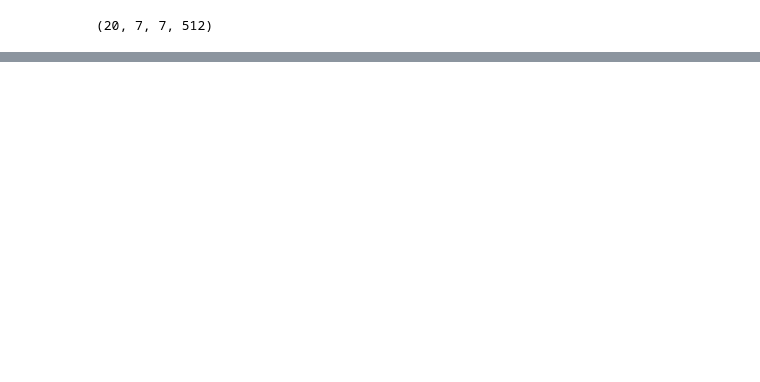
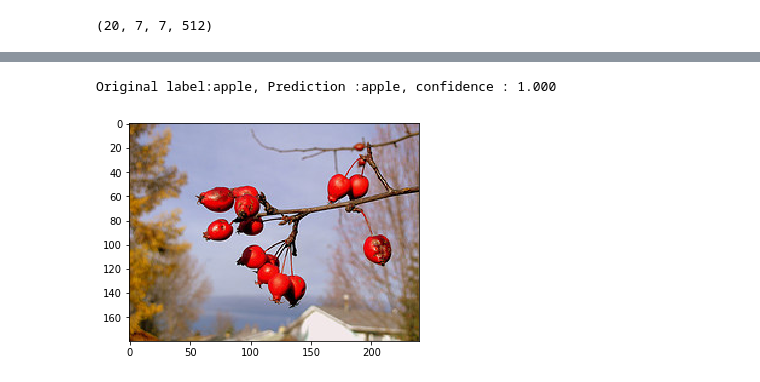
Before and after one commit to cjherman6/learn_open_cv, a Jupyter notebook: learn_open_cv_pt2.ipynb, the cells around one changed output, grey strips where cells are left out. Saved outputs shown, nothing was run; the diff lists cells and outputs as text; code cells hidden in the pictures; blank space fills up the shorter version.

Commit message:
fixed error

```diff
--- a/learn_open_cv_pt2.ipynb
+++ b/learn_open_cv_pt2.ipynb
@@ -44,3 +47,13 @@ nVal = 150
+# %%
+train_dir = './clean_data/train'
+validation_dir = './clean_data/valid'
+
+nTrain = 600
+# Batch size needs pool of 20 from 150 w/o replacement,
+# predict statment must take same amount of samples as training batch size
+# wanted 20, only got 10, 150 % 20 != 0
+# Train or Test Set % batch_size == 0
+nVal = 160
 # %%
 datagen = ImageDataGenerator(rescale=1./255)
 batch_size = 20
@@ -128,0 +159,15 @@ history = model.fit(train_features,
+# %%
+fnames = validation_generator.filenames
+
+ground_truth = validation_generator.classes
+
+label2index = validation_generator.class_indices
+
+# Getting the mapping from class index to class label
+idx2label = dict((v,k) for k,v in label2index.items())
+# %%
+predictions = model.predict_classes(validation_features)
+prob = model.predict(validation_features)
+# %%
+errors = np.where(predictions != ground_truth)[0]
+print("No of errors = {}/{}".format(len(errors),nVal))
@@ -128,0 +187,16 @@ history = model.fit(train_features,
+# %%
+for i in range(len(errors)):
+    pred_class = np.argmax(prob[errors[i]])
+    pred_label = idx2label[pred_class]
+
+    print('Original label:{}, Prediction :{}, confidence : {:.3f}'.format(
+        fnames[errors[i]].split('/')[0],
+        pred_label,
+        prob[errors[i]][pred_class]))
+
+    original = load_img('{}/{}'.format(validation_dir,fnames[errors[i]]))
+    plt.imshow(original)
+    plt.show()
+# %% [output]
+Original label:apple, Prediction :apple, confidence : 1.000
+[figure, added]
```
Also changed, not shown: parts of 7 cells of this notebook.
